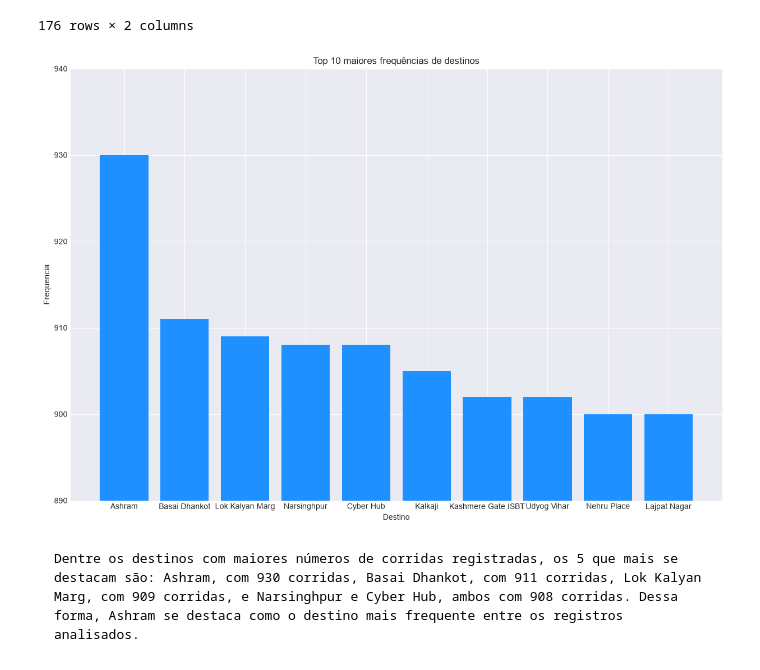
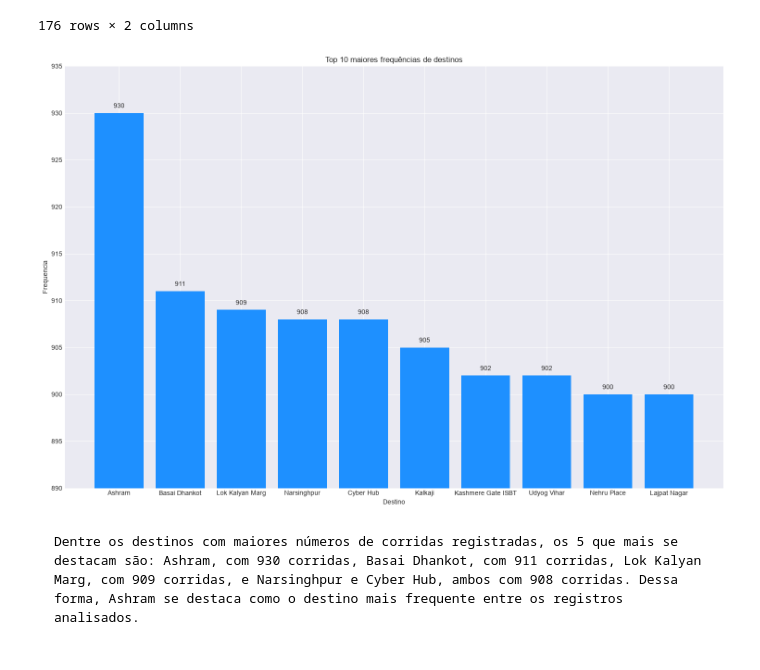
Before and after one commit to VictorAlbuquerque2003/ProjetoAnaliseDeDadosCorridasUber, a Jupyter notebook: notebooks/analise_geografica.ipynb, the cells around one changed output. Drawn from its saved outputs; the diff is of its cells as text; code cells hidden in the pictures.

Commit message:
Adicionando bar label aos gráficos

```diff
--- a/notebooks/analise_geografica.ipynb
+++ b/notebooks/analise_geografica.ipynb
@@ -82,15 +87,19 @@ destinos_frequencia
 176 rows × 2 columns
 # %%
 plt.figure(figsize=(15, 10))
-plt.style.use('seaborn-v0_8-darkgrid')
-plt.bar(destinos_frequencia['Drop_Location'].head(10), destinos_frequencia['quantity'].head(10), color='dodgerblue')
+
+barras = plt.bar(destinos_frequencia['Drop_Location'].head(10), destinos_frequencia['quantity'].head(10), color='dodgerblue')
+
+plt.bar_label(barras, padding=6)
+
 plt.xlabel('Destino')
-plt.ylim(890, 940)
+plt.ylim(890, 935)
 plt.ylabel('Frequencia')
 plt.title('Top 10 maiores frequências de destinos')
+plt.tight_layout()
 plt.show()
 # %% [output]
-[figure, old version]
+[figure, new version]
 # %% [markdown]
     Dentre os destinos com maiores números de corridas registradas, os 5 que mais se destacam são: Ashram, com 930 corridas, Basai Dhankot, com 911 corridas, Lok Kalyan Marg, com 909 corridas, e Narsinghpur e Cyber Hub, ambos com 908 corridas. Dessa forma, Ashram se destaca como o destino mais frequente entre os registros analisados.
 # %% [markdown]
```
Also changed, not shown: parts of 3 cells of this notebook, 1 other file.
